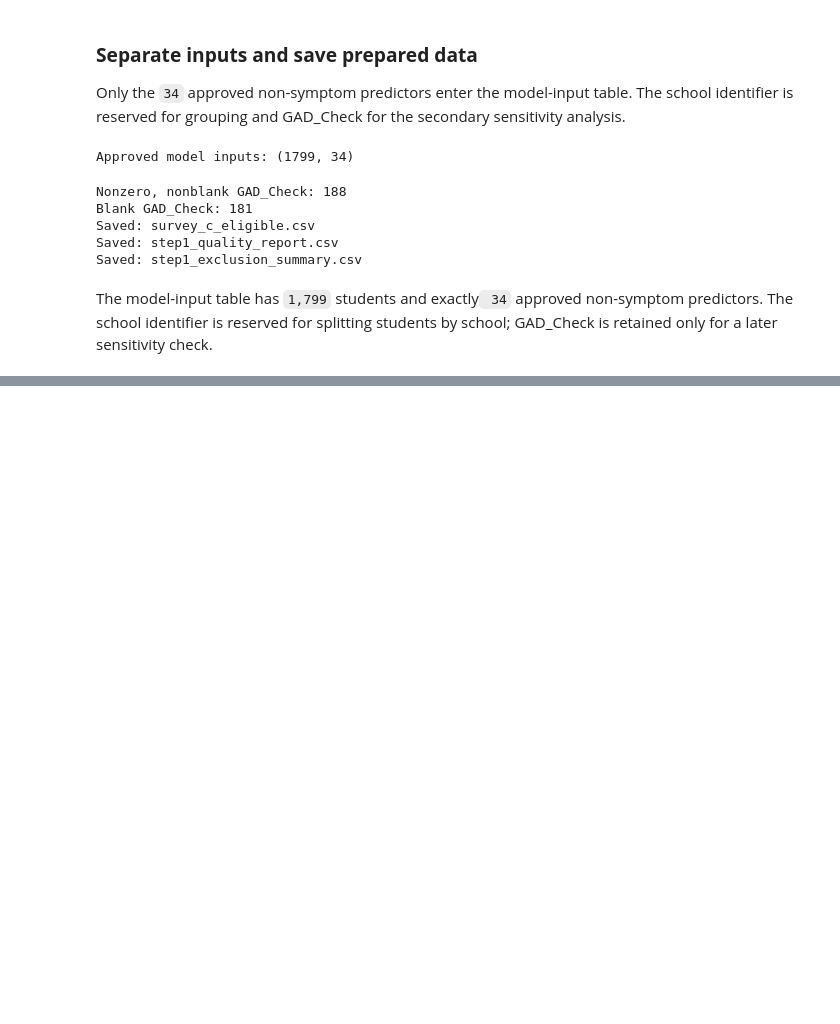
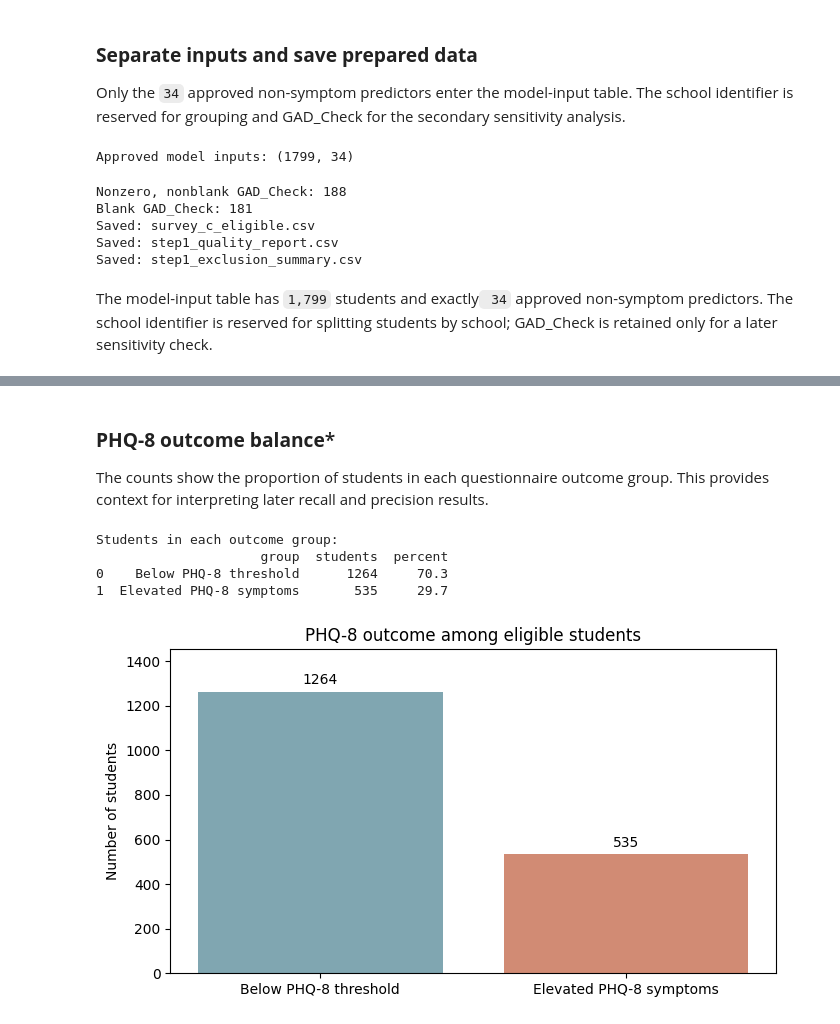
Before and after one commit to N-umwali/SchoolCare-Screening-Priority, a Jupyter notebook: student_screening.ipynb, the cells around one changed output, grey strips where cells are left out. Saved outputs shown, nothing was run; the diff lists cells and outputs as text; code cells hidden in the pictures; blank space fills up the shorter version.

Commit message:
Completed Step 2 that summarises student characteristics, missing answers, and survey results

```diff
--- a/student_screening.ipynb
+++ b/student_screening.ipynb
@@ -278,0 +284,30 @@ The model-input table has `1,799` students and exactly` 34` approved non-symptom
+# %% [markdown]
+### **PHQ-8 outcome balance***
+The counts show the proportion of students in each questionnaire outcome group. This provides context for interpreting later recall and precision results.
+# %%
+counts = eligible["outcome"].value_counts().reindex([0, 1])
+labels = ["Below PHQ-8 threshold", "Elevated PHQ-8 symptoms"]
+
+print("Students in each outcome group:")
+print(pd.DataFrame({
+    "group": labels,
+    "students": counts.values,
+    "percent": (counts.values / len(eligible) * 100).round(1)
+}))
+# %% [output]
+Students in each outcome group:
+                     group  students  percent
+0    Below PHQ-8 threshold      1264     70.3
+1  Elevated PHQ-8 symptoms       535     29.7
+# %%
+fig, ax = plt.subplots(figsize=(7, 4))
+bars = ax.bar(labels, counts.values, color=["#80A6B1", "#D18B74"])
+ax.bar_label(bars, padding=3)
+ax.set_ylabel("Number of students")
+ax.set_title("PHQ-8 outcome among eligible students")
+ax.set_ylim(0, max(counts) * 1.15)
+plt.tight_layout()
+plt.savefig(FIGURES / "eda_outcome_balance.png", dpi=200, bbox_inches="tight")
+plt.show()
+# %% [output]
+[figure, added]
```
Also changed, not shown: parts of 30 cells of this notebook.
